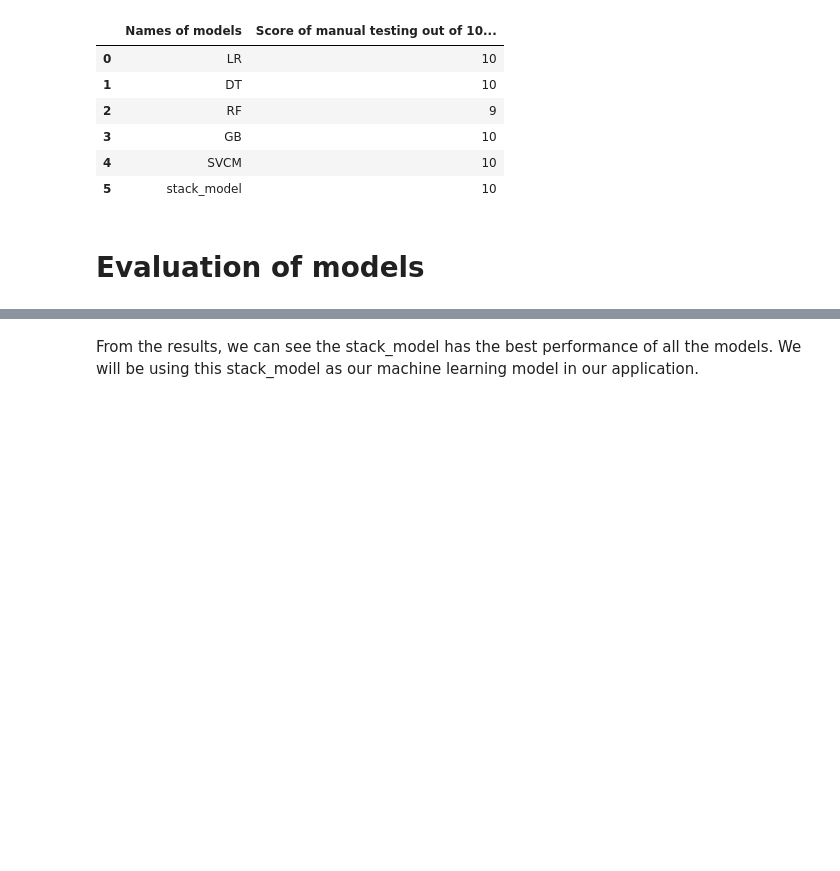
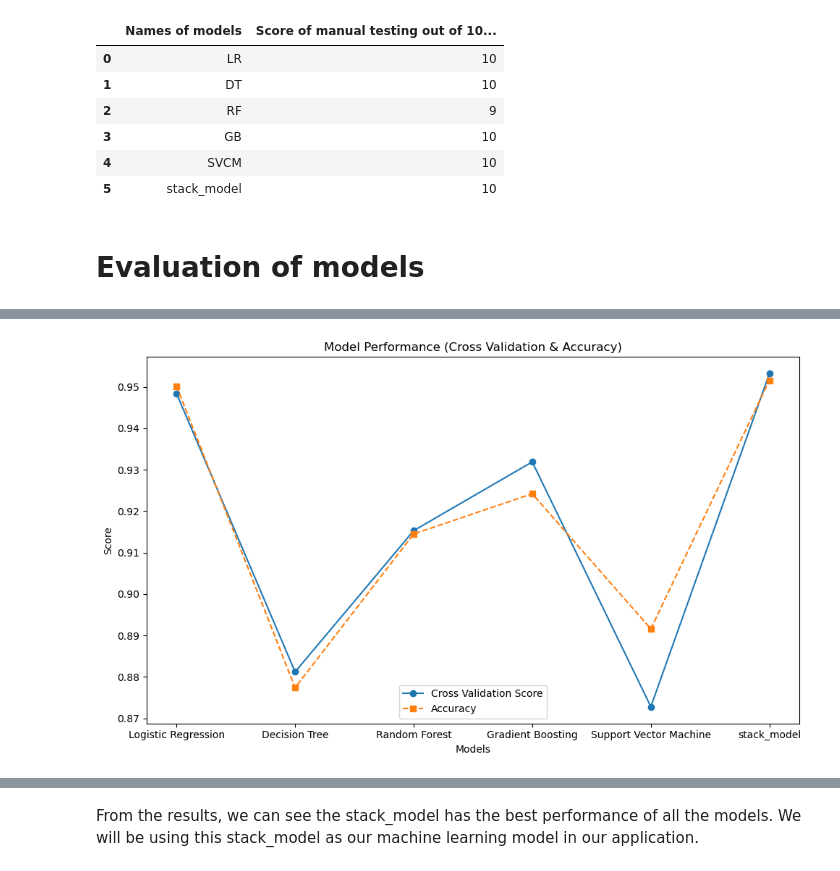
Before and after one commit to chingchieh9000/fake-news-detection, a Jupyter notebook: Fake news detection model training.ipynb, the cells around one changed output, grey strips where cells are left out. Drawn from its saved outputs; the diff is of its cells as text; code cells hidden in the pictures; blank space fills up the shorter version.

Commit message:
Updated with more graphs for evaluation on the evaluation metrics

```diff
--- a/Fake news detection model training.ipynb
+++ b/Fake news detection model training.ipynb
@@ -609,0 +751,30 @@ results
+# %%
+
+models = [data['Model'] for data in d]
+cv_scores = [data['Cross Validation Score'] for data in d]
+accuracy = [data['accuracy'] for data in d]
+
+
+plt.figure(figsize=(10, 6))
+
+
+plt.plot(models, cv_scores, marker='o', linestyle='-', label='Cross Validation Score')
+
+
+plt.plot(models, accuracy, marker='s', linestyle='--', label='Accuracy')
+
+
+plt.xlabel('Models')
+plt.ylabel('Score')
+plt.title('Model Performance (Cross Validation & Accuracy)')
+
+
+plt.legend()
+
+
+plt.tight_layout()
+
+
+plt.show()
+# %% [output]
+[figure, added]
```
Also changed, not shown: parts of 54 cells of this notebook.
